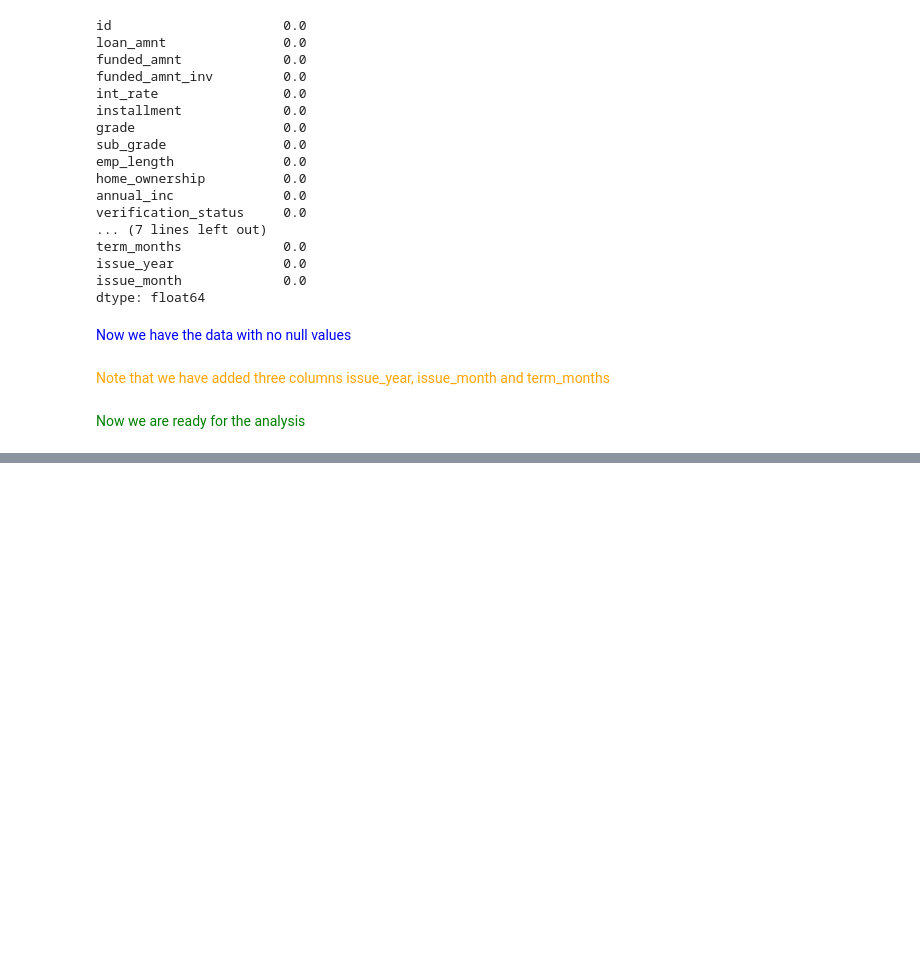
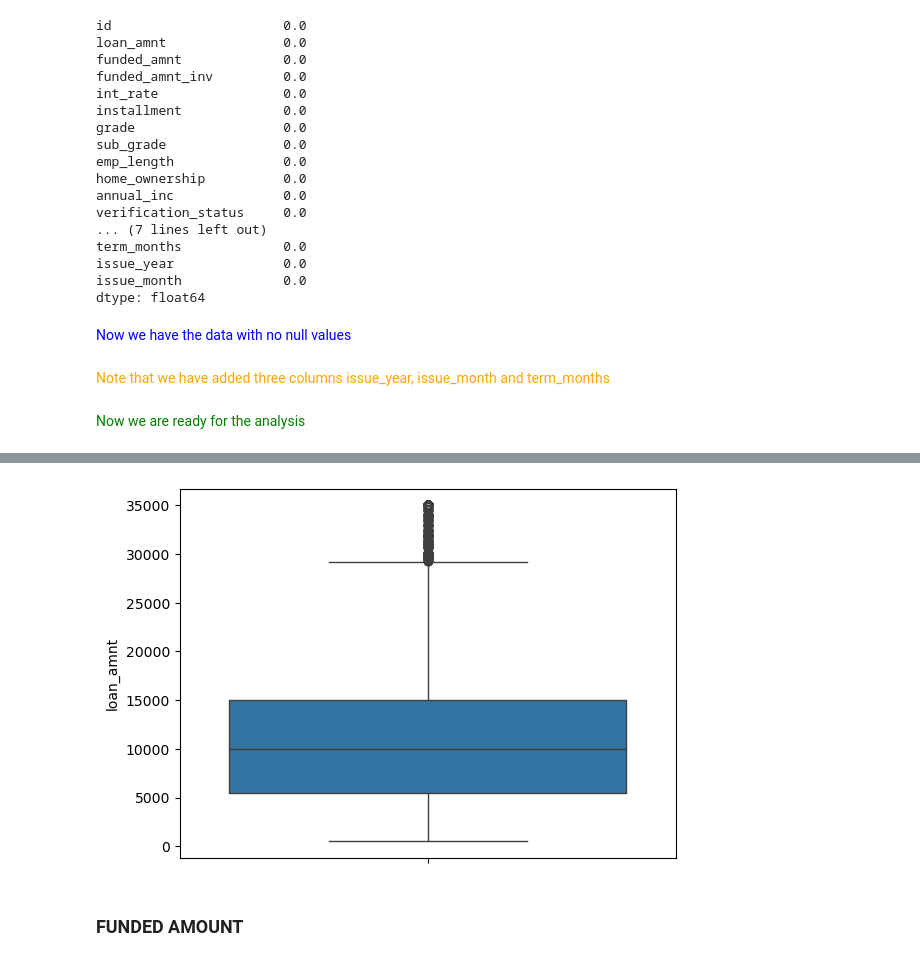
Before and after one commit to sunilkumarrudragada/LendingClubCaseStudy, a Jupyter notebook: sunil_kumar.ipynb, the cells around one changed output, grey strips where cells are left out. Saved outputs shown, nothing was run; the diff lists cells and outputs as text; code cells hidden in the pictures; blank space fills up the shorter version.

```diff
--- a/sunil_kumar.ipynb
+++ b/sunil_kumar.ipynb
@@ -484,0 +514,7 @@ dtype: float64
+# %%
+sns.boxplot(data=df, y='loan_amnt')
+plt.show()
+# %% [output]
+[figure, added]
+# %% [markdown]
+### FUNDED AMOUNT
```
Also changed, not shown: parts of 39 cells of this notebook.
